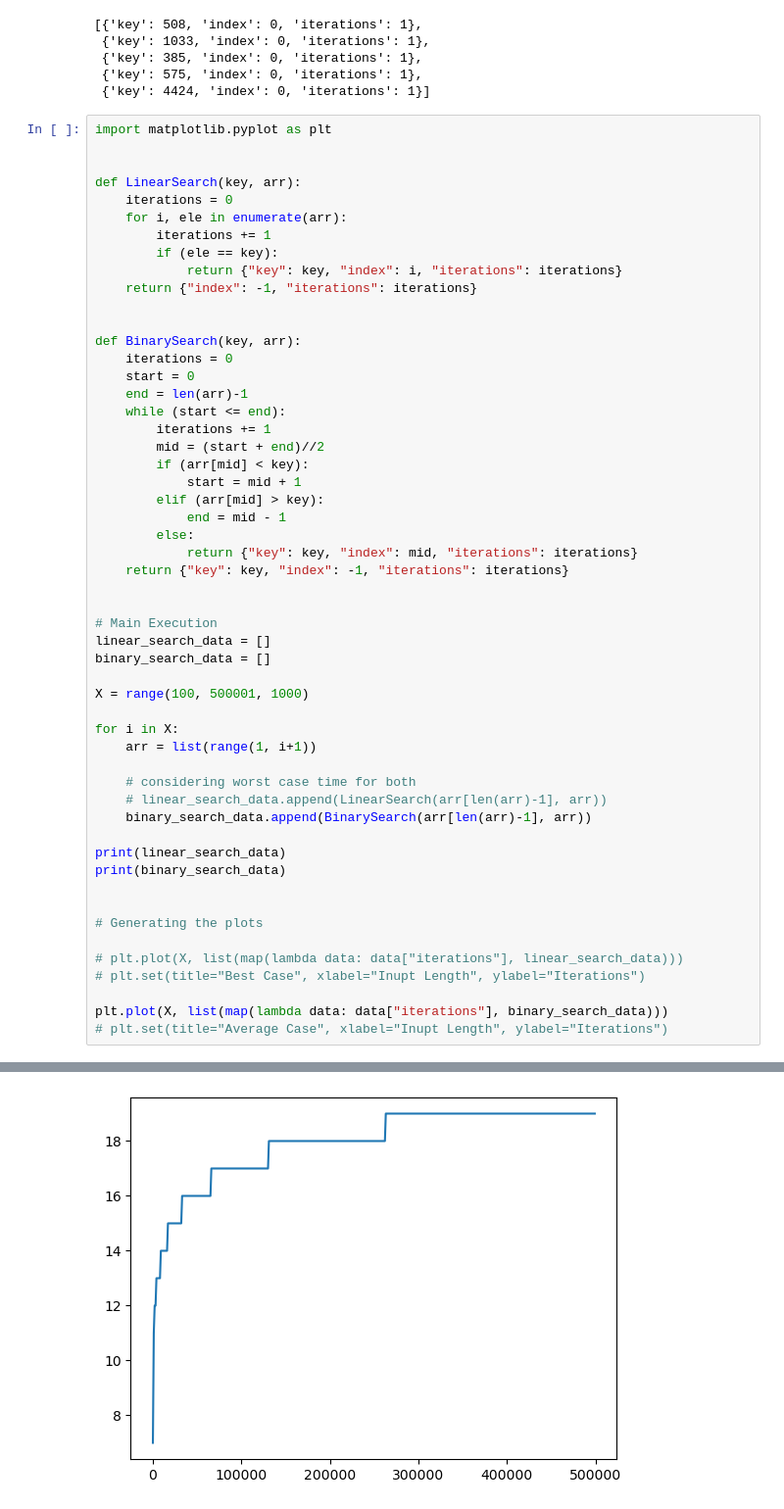
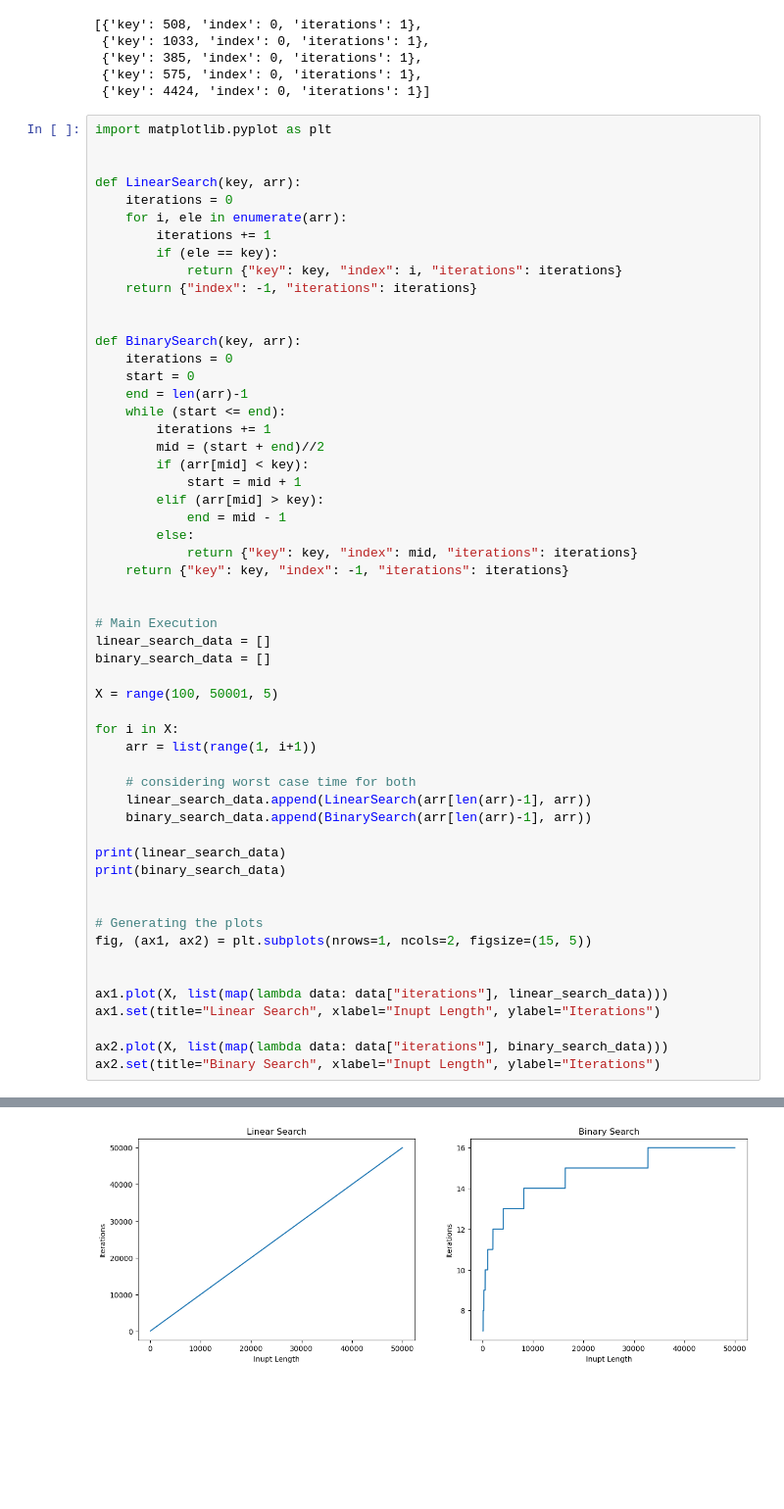
Before and after one commit to Dhyanesh-Panchal/PY-libraries-for-ML, a Jupyter notebook: temp.ipynb, the cells around one changed output, grey strips where cells are left out. Shown at 98% size. Cells and saved outputs as stored; diff of their text form; blank space fills up the shorter version.

```diff
--- a/temp.ipynb
+++ b/temp.ipynb
@@ -172,13 +172,13 @@ def BinarySearch(key, arr):
 linear_search_data = []
 binary_search_data = []
 
-X = range(100, 500001, 1000)
+X = range(100, 50001, 5)
 
 for i in X:
     arr = list(range(1, i+1))
 
     # considering worst case time for both
-    # linear_search_data.append(LinearSearch(arr[len(arr)-1], arr))
+    linear_search_data.append(LinearSearch(arr[len(arr)-1], arr))
     binary_search_data.append(BinarySearch(arr[len(arr)-1], arr))
 
 print(linear_search_data)
@@ -186,10 +186,12 @@ print(binary_search_data)
 
 
 # Generating the plots
+fig, (ax1, ax2) = plt.subplots(nrows=1, ncols=2, figsize=(15, 5))
 
-# plt.plot(X, list(map(lambda data: data["iterations"], linear_search_data)))
-# plt.set(title="Best Case", xlabel="Inupt Length", ylabel="Iterations")
 
-plt.plot(X, list(map(lambda data: data["iterations"], binary_search_data)))
-# plt.set(title="Average Case", xlabel="Inupt Length", ylabel="Iterations")
+ax1.plot(X, list(map(lambda data: data["iterations"], linear_search_data)))
+ax1.set(title="Linear Search", xlabel="Inupt Length", ylabel="Iterations")
+
+ax2.plot(X, list(map(lambda data: data["iterations"], binary_search_data)))
+ax2.set(title="Binary Search", xlabel="Inupt Length", ylabel="Iterations")
 # %% [output]
@@ -199,4 +202,4 @@ plt.plot(X, list(map(lambda data: data["iterations"], binary_search_data)))
-[figure, old version]
+[figure, new version]
 # %%
 binary_search_data
 # %% [output]
```
Also changed, not shown: parts of 2 cells of this notebook, 1 other file.
